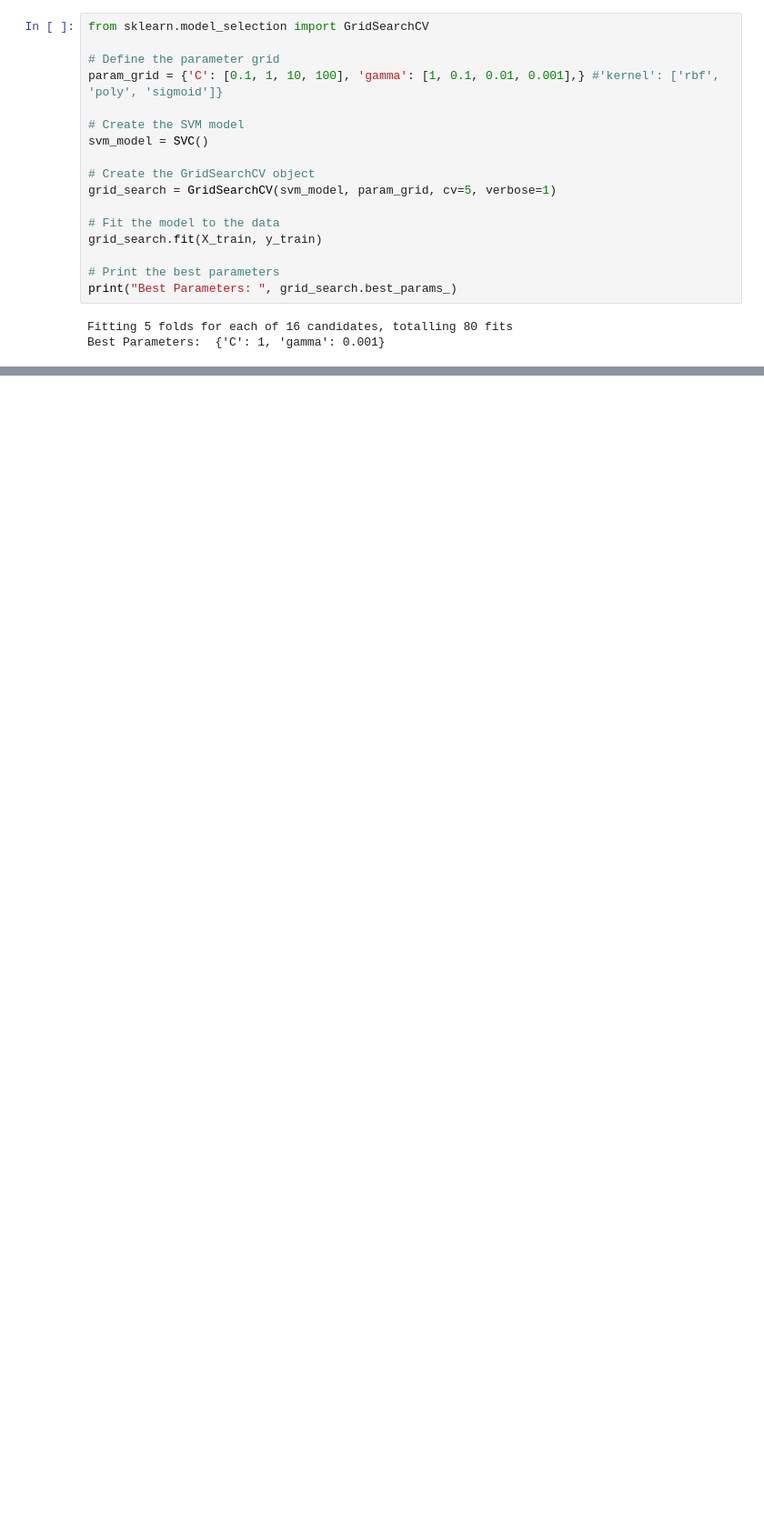
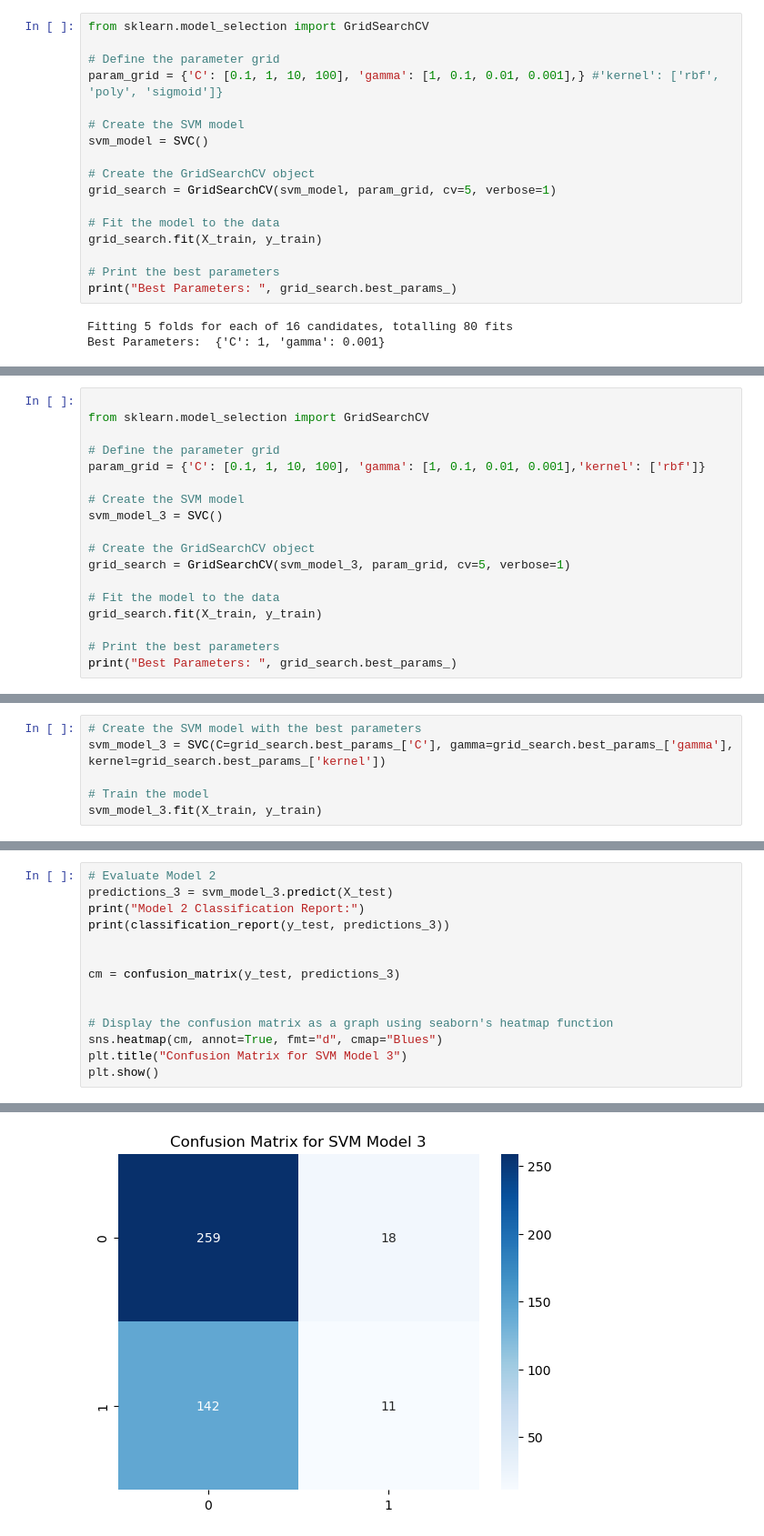
Before and after one commit to Omar-Maswadeh/IntroToAI, a Jupyter notebook: NN.ipynb, the cells around one changed output, grey strips where cells are left out. Shown: that part at 91% size. Saved outputs shown, nothing was run; the diff lists cells and outputs as text; blank space fills up the shorter version.

```diff
--- a/NN.ipynb
+++ b/NN.ipynb
@@ -127,0 +202,18 @@ Best Parameters:  {'C': 1, 'gamma': 0.001}
+# %%
+
+from sklearn.model_selection import GridSearchCV
+
+# Define the parameter grid
+param_grid = {'C': [0.1, 1, 10, 100], 'gamma': [1, 0.1, 0.01, 0.001],'kernel': ['rbf']}
+
+# Create the SVM model
+svm_model_3 = SVC()
+
+# Create the GridSearchCV object
+grid_search = GridSearchCV(svm_model_3, param_grid, cv=5, verbose=1)
+
+# Fit the model to the data
+grid_search.fit(X_train, y_train)
+
+# Print the best parameters
+print("Best Parameters: ", grid_search.best_params_)
@@ -127,0 +223,6 @@ Best Parameters:  {'C': 1, 'gamma': 0.001}
+# %%
+# Create the SVM model with the best parameters
+svm_model_3 = SVC(C=grid_search.best_params_['C'], gamma=grid_search.best_params_['gamma'], kernel=grid_search.best_params_['kernel'])
+
+# Train the model
+svm_model_3.fit(X_train, y_train)
@@ -127,0 +231,15 @@ Best Parameters:  {'C': 1, 'gamma': 0.001}
+# %%
+# Evaluate Model 2
+predictions_3 = svm_model_3.predict(X_test)
+print("Model 2 Classification Report:")
+print(classification_report(y_test, predictions_3))
+
+
+cm = confusion_matrix(y_test, predictions_3)
+
+
+# Display the confusion matrix as a graph using seaborn's heatmap function
+sns.heatmap(cm, annot=True, fmt="d", cmap="Blues")
+plt.title("Confusion Matrix for SVM Model 3")
+plt.show()
+# %% [output]
@@ -127,0 +255 @@ Best Parameters:  {'C': 1, 'gamma': 0.001}
+[figure, added]
```
Also changed, not shown: parts of 44 cells of this notebook.
